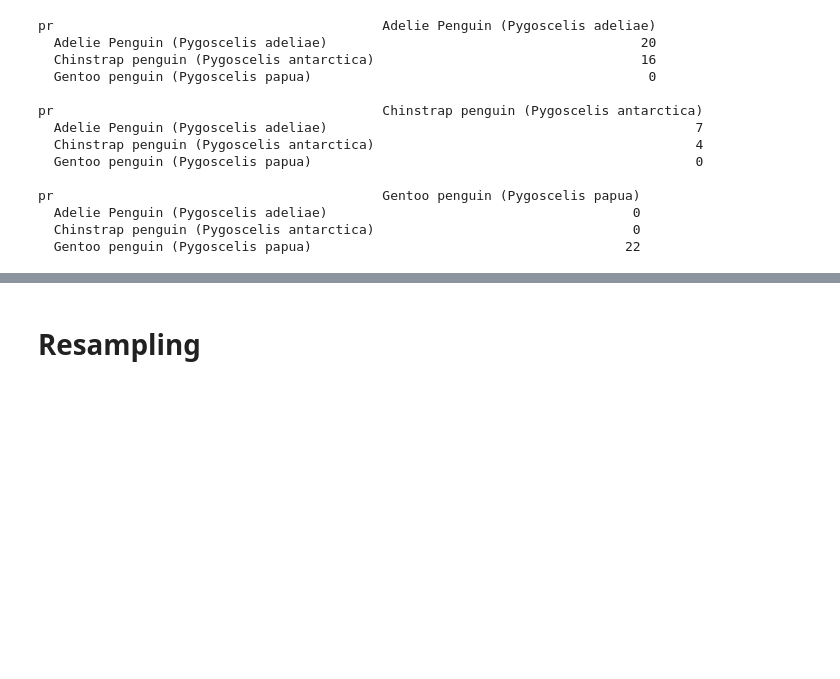
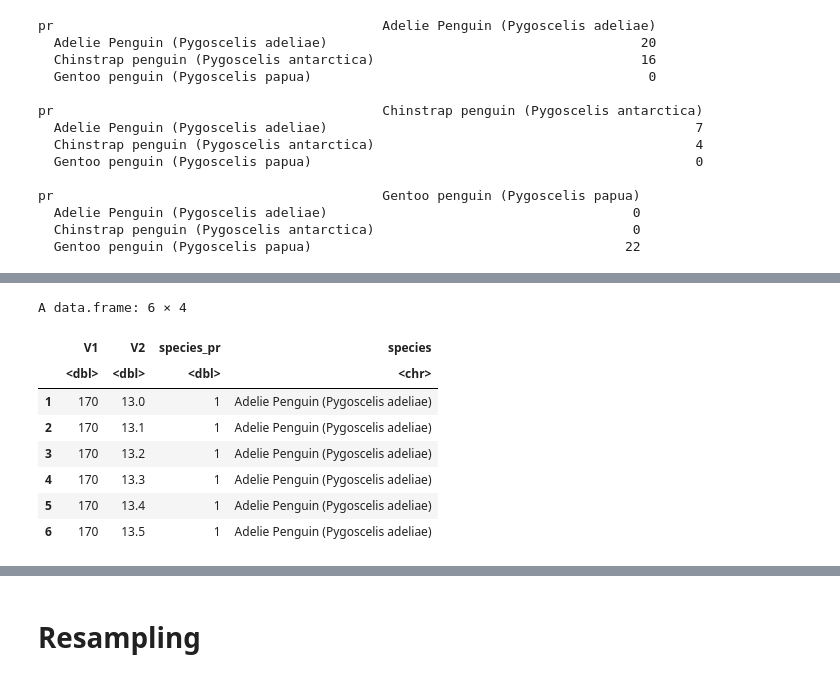
Before and after one commit to virgilpierce/MATH_795, a Jupyter notebook: Week 1.ipynb, the cells around one changed output, grey strips where cells are left out. Cells and saved outputs as stored; diff of their text form; code cells hidden in the pictures; blank space fills up the shorter version.

```diff
--- a/Week 1.ipynb
+++ b/Week 1.ipynb
@@ -222,0 +264,17 @@ Warning message in 170:0.1:240:
+# %%
+out = c('Adelie Penguin (Pygoscelis adeliae)','Chinstrap penguin (Pygoscelis antarctica)','Gentoo penguin (Pygoscelis papua)')
+input = c(1, 2, 3)
+
+area_prediction$species = transform(area_prediction$species_pr, species = out[match(area_prediction$species_pr, input)])$species
+
+head(area_prediction)
+# %% [output]
+A data.frame: 6 × 4
+|  | V1 | V2 | species_pr | species |
+|  | <dbl> | <dbl> | <dbl> | <chr> |
+| 1 | 170 | 13.0 | 1 | Adelie Penguin (Pygoscelis adeliae) |
+| 2 | 170 | 13.1 | 1 | Adelie Penguin (Pygoscelis adeliae) |
+| 3 | 170 | 13.2 | 1 | Adelie Penguin (Pygoscelis adeliae) |
+| 4 | 170 | 13.3 | 1 | Adelie Penguin (Pygoscelis adeliae) |
+| 5 | 170 | 13.4 | 1 | Adelie Penguin (Pygoscelis adeliae) |
+| 6 | 170 | 13.5 | 1 | Adelie Penguin (Pygoscelis adeliae) |
```
Also changed, not shown: parts of 6 cells of this notebook.
